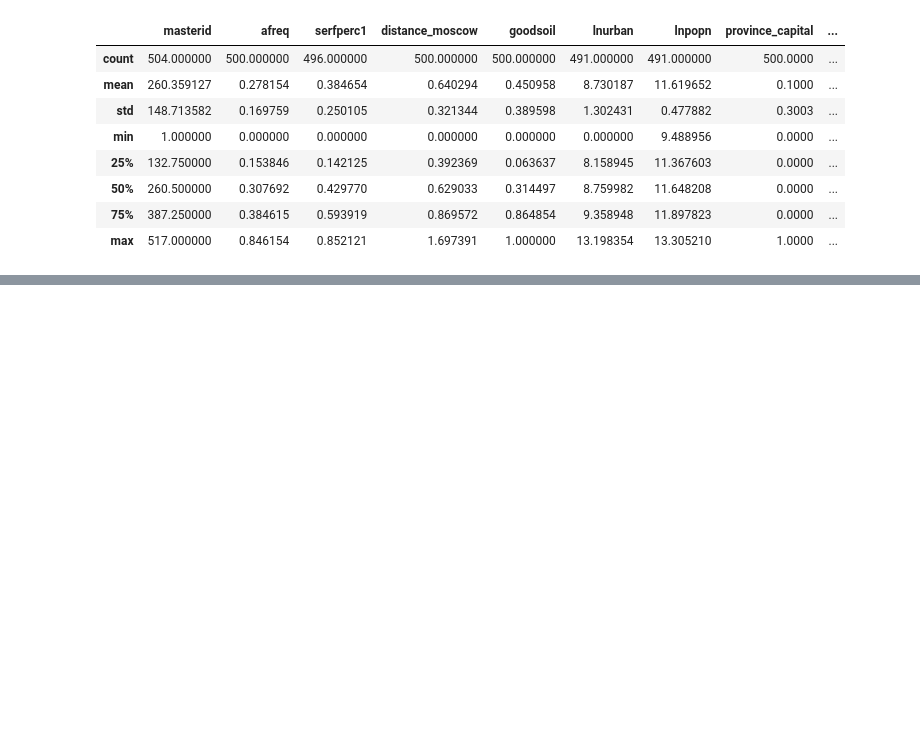
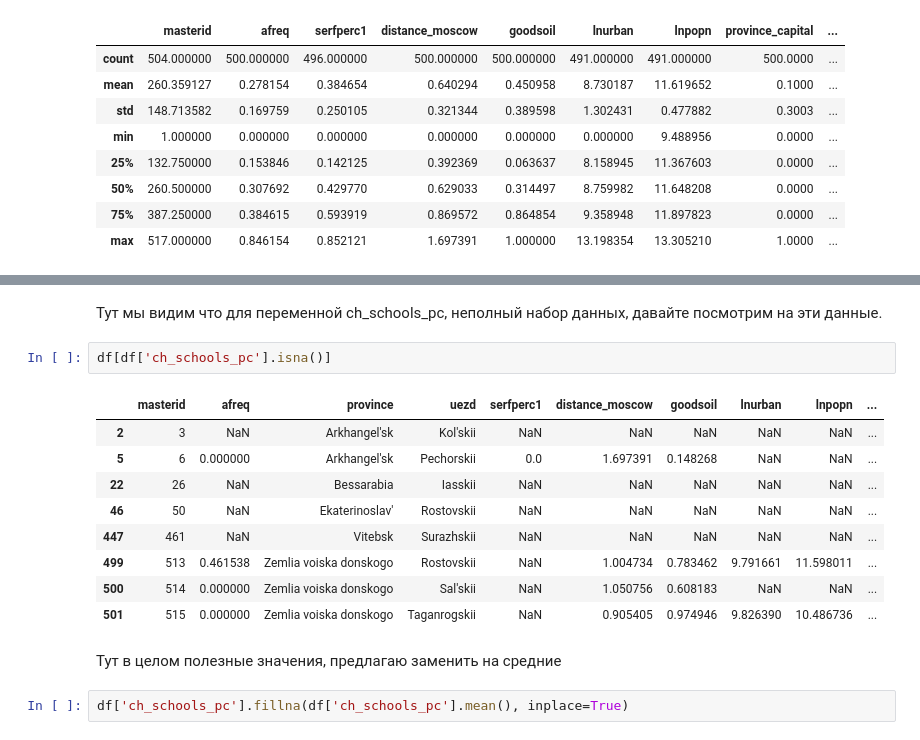
Before and after one commit to goffkiril/hse_metrics, a Jupyter notebook: HW_2/Kiriukhov_dz.ipynb, the cells around one changed output, grey strips where cells are left out. Saved outputs shown, nothing was run; the diff lists cells and outputs as text; blank space fills up the shorter version.

```diff
--- a/HW_2/Kiriukhov_dz.ipynb
+++ b/HW_2/Kiriukhov_dz.ipynb
@@ -80,0 +130,18 @@ df.describe()
+# %% [markdown]
+Тут мы видим  что для переменной ch_schools_pc, неполный набор данных, давайте посмотрим на эти данные.
+# %%
+df[df['ch_schools_pc'].isna()]
+# %% [output]
+|  | masterid | afreq | province | uezd | serfperc1 | distance_moscow | goodsoil | lnurban | lnpopn | ... |
+| 2 | 3 | NaN | Arkhangel'sk | Kol'skii | NaN | NaN | NaN | NaN | NaN | ... |
+| 5 | 6 | 0.000000 | Arkhangel'sk | Pechorskii | 0.0 | 1.697391 | 0.148268 | NaN | NaN | ... |
+| 22 | 26 | NaN | Bessarabia | Iasskii | NaN | NaN | NaN | NaN | NaN | ... |
+| 46 | 50 | NaN | Ekaterinoslav' | Rostovskii | NaN | NaN | NaN | NaN | NaN | ... |
+| 447 | 461 | NaN | Vitebsk | Surazhskii | NaN | NaN | NaN | NaN | NaN | ... |
+| 499 | 513 | 0.461538 | Zemlia voiska donskogo | Rostovskii | NaN | 1.004734 | 0.783462 | 9.791661 | 11.598011 | ... |
+| 500 | 514 | 0.000000 | Zemlia voiska donskogo | Sal'skii | NaN | 1.050756 | 0.608183 | NaN | NaN | ... |
+| 501 | 515 | 0.000000 | Zemlia voiska donskogo | Taganrogskii | NaN | 0.905405 | 0.974946 | 9.826390 | 10.486736 | ... |
+# %% [markdown]
+Тут в целом полезные значения, предлагаю заменить на средние
+# %%
+df['ch_schools_pc'].fillna(df['ch_schools_pc'].mean(), inplace=True)
```
Also changed, not shown: parts of 25 cells of this notebook.
